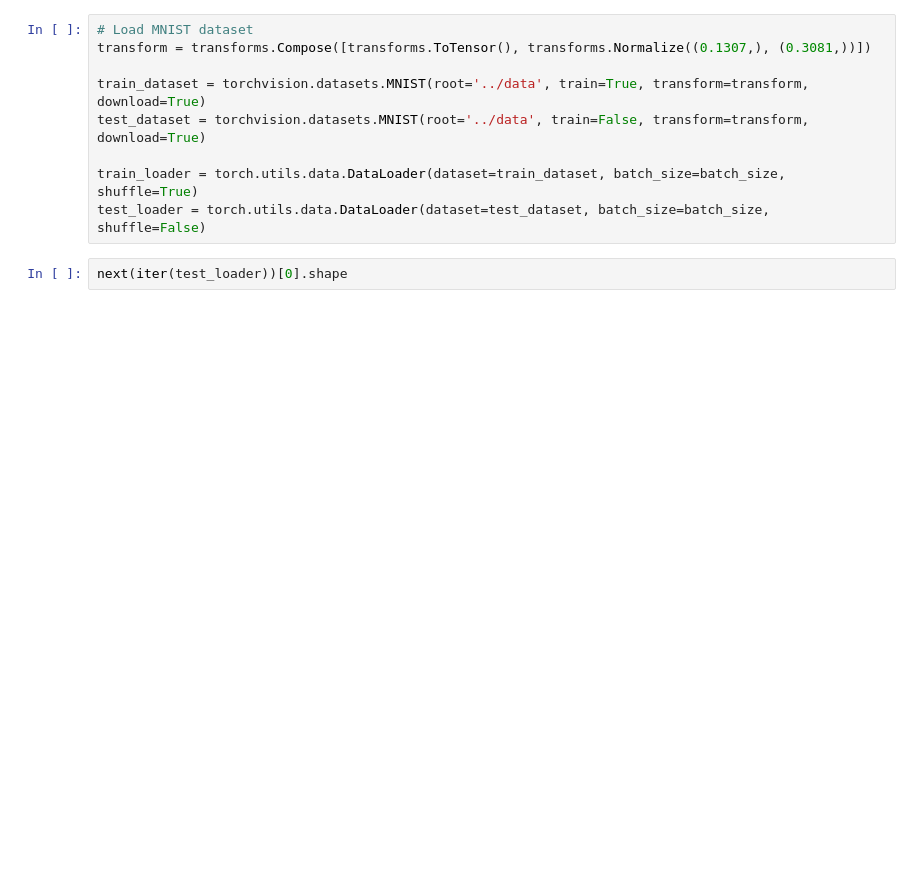
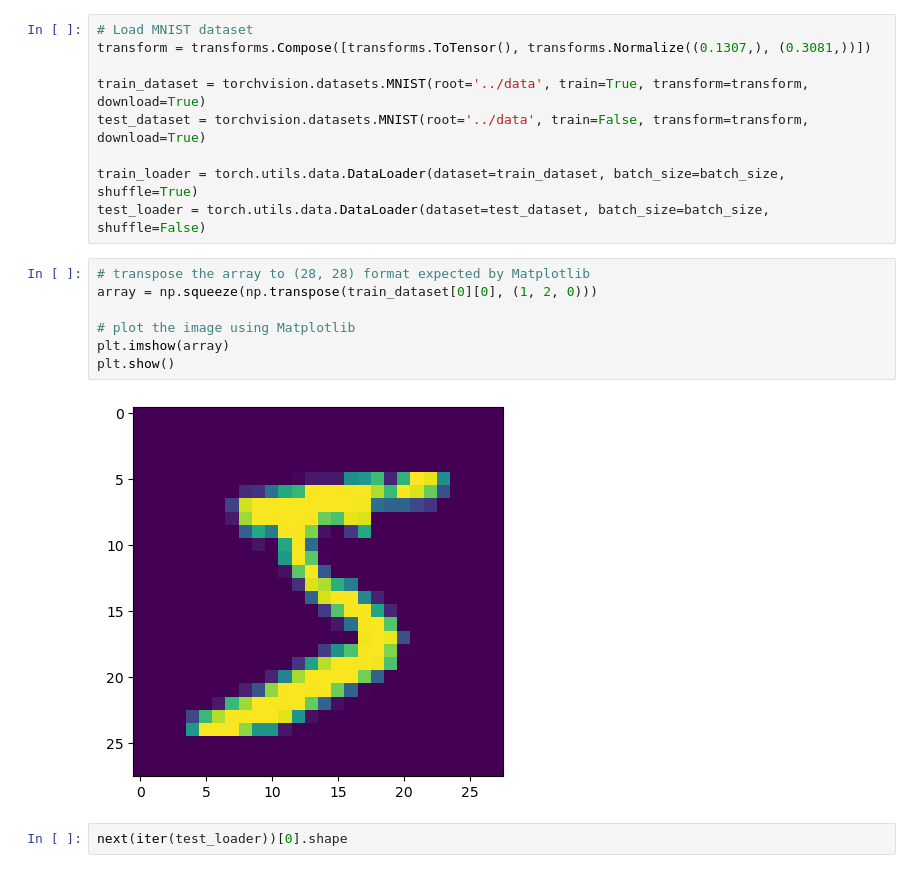
Before and after one commit to sinanuozdemir/oreilly-pytorch-dl, a Jupyter notebook: notebooks/1_mnist.ipynb, the cells around one changed output. Drawn from its saved outputs; the diff is of its cells as text; blank space fills up the shorter version.

```diff
--- a/notebooks/1_mnist.ipynb
+++ b/notebooks/1_mnist.ipynb
@@ -20,6 +23,15 @@ test_dataset = torchvision.datasets.MNIST(root='../data', train=False, transform
 
 train_loader = torch.utils.data.DataLoader(dataset=train_dataset, batch_size=batch_size, shuffle=True)
 test_loader = torch.utils.data.DataLoader(dataset=test_dataset, batch_size=batch_size, shuffle=False)
+# %%
+# transpose the array to (28, 28) format expected by Matplotlib
+array = np.squeeze(np.transpose(train_dataset[0][0], (1, 2, 0)))
+
+# plot the image using Matplotlib
+plt.imshow(array)
+plt.show()
+# %% [output]
+[figure, added]
 # %%
 next(iter(test_loader))[0].shape
 # %% [output]
```
Also changed, not shown: parts of 3 cells of this notebook, 2 other files.
